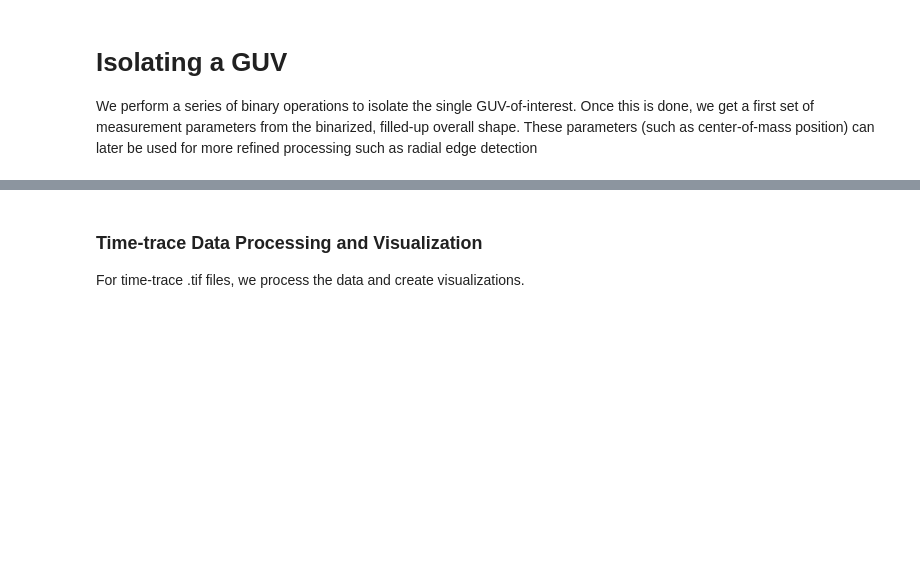
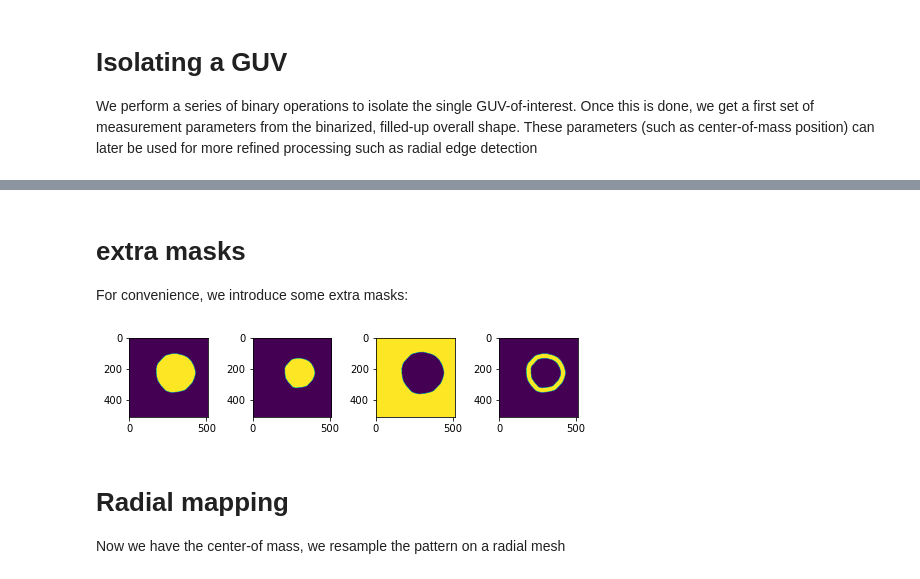
Before and after one commit to jacobkers/Vesicle_analysis, a Jupyter notebook: python/Bert_basic_pipeline_notebook.ipynb, the cells around one changed output, grey strips where cells are left out. Saved outputs shown, nothing was run; the diff lists cells and outputs as text; code cells hidden in the pictures; blank space fills up the shorter version.

```diff
--- a/python/Bert_basic_pipeline_notebook.ipynb
+++ b/python/Bert_basic_pipeline_notebook.ipynb
@@ -132,4 +147,22 @@ if np.max(np.array(roi_work))>0:
+# %% [markdown]
+# extra masks
+
+For convenience, we introduce some extra masks:
+# %%
+inner_mask = guv_binary_ops.binary_erosion(mask_5, guv_binary_ops.disk(disk_sz), iterations = 3)
+outer_mask = 1-guv_binary_ops.binary_dilation(mask_5, guv_binary_ops.disk(disk_sz), iterations = 1)
+edge_mask=mask_5.astype(float) -inner_mask
+#show:
+fig, axs = plt.subplots(1, 4)
+axs[0].imshow(mask_5)
+axs[1].imshow(inner_mask)
+axs[2].imshow(outer_mask)
+axs[3].imshow(edge_mask)
+fig.tight_layout()
+plt.show()
+# %% [output]
+[figure, added]
 # %% [markdown]
-### Time-trace Data Processing and Visualization
+# Radial mapping
 
-For time-trace .tif files, we process the data and create visualizations.
+Now we have the center-of mass, we resample the pattern on a radial mesh
```
Also changed, not shown: parts of 9 cells of this notebook, 1 other file.
